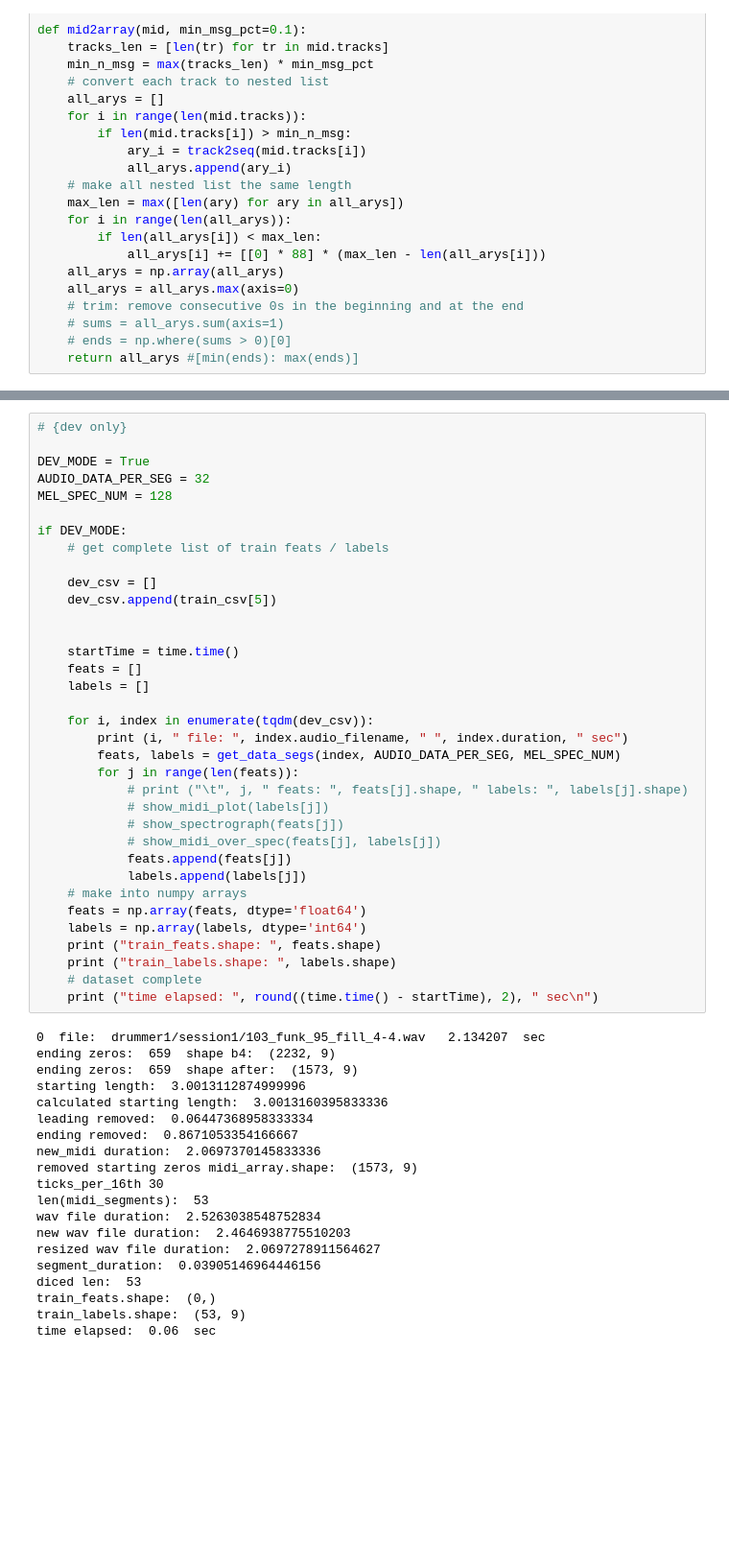
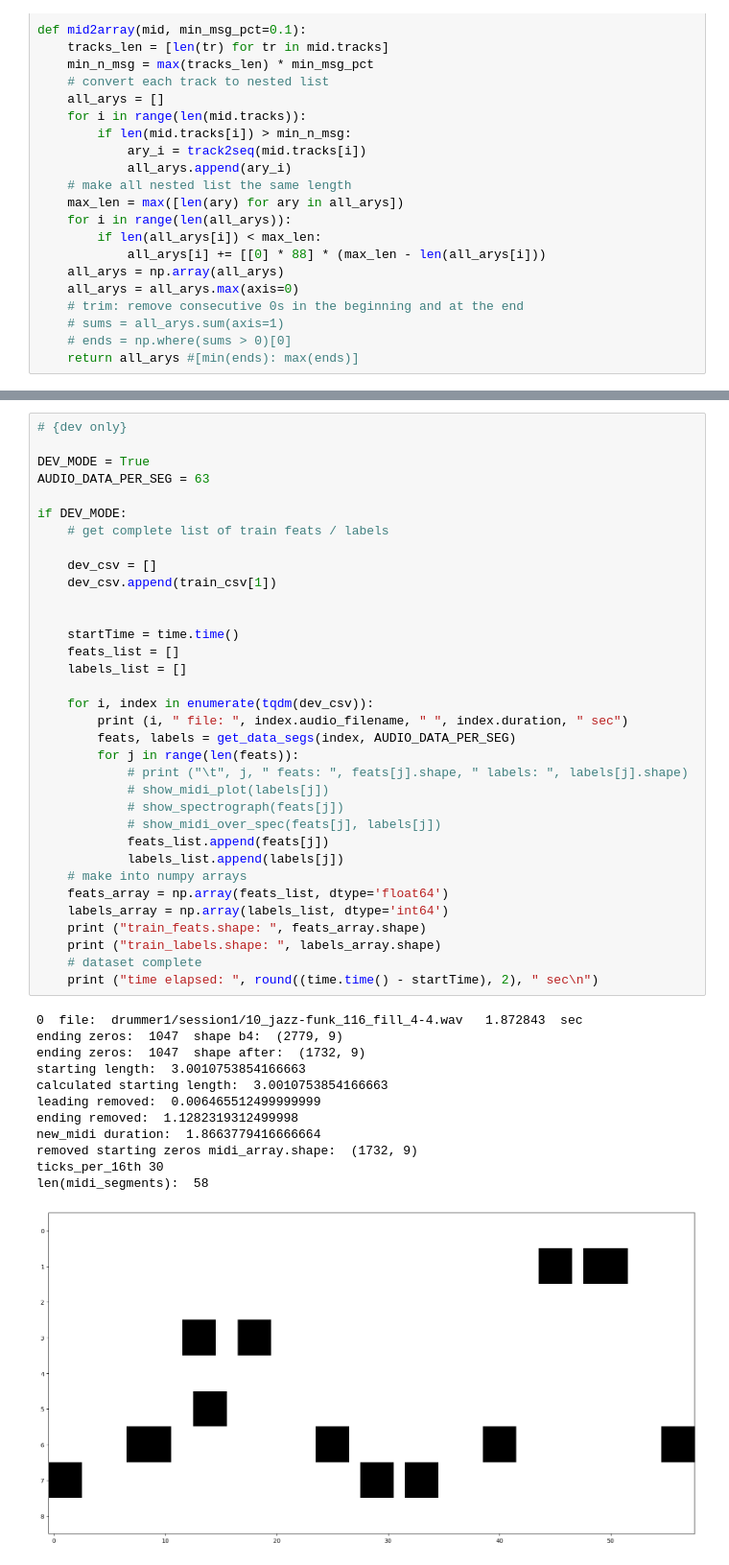
Before and after one commit to zacswolf/SLT-Final-Project, a Jupyter notebook: dataset_creation.ipynb, the cells around one changed output, grey strips where cells are left out. Shown at 96% size. Cells and saved outputs as stored; diff of their text form; blank space fills up the shorter version.

```diff
--- a/dataset_creation.ipynb
+++ b/dataset_creation.ipynb
@@ -520,55 +546,47 @@ def index_to_arrays(csv_index, segment_length, window_size, window_stride):
 # %%
 # {dev only}
 
 DEV_MODE = True
-AUDIO_DATA_PER_SEG = 32
-MEL_SPEC_NUM = 128
+AUDIO_DATA_PER_SEG = 63
 
 if DEV_MODE:
     # get complete list of train feats / labels
 
     dev_csv = []
-    dev_csv.append(train_csv[5])
+    dev_csv.append(train_csv[1])
 
 
     startTime = time.time()
-    feats = []
-    labels = []
+    feats_list = []
+    labels_list = []
 
     for i, index in enumerate(tqdm(dev_csv)):
         print (i, " file: ", index.audio_filename, " ", index.duration, " sec")
-        feats, labels = get_data_segs(index, AUDIO_DATA_PER_SEG, MEL_SPEC_NUM)
+        feats, labels = get_data_segs(index, AUDIO_DATA_PER_SEG)
         for j in range(len(feats)):
             # print ("\t", j, " feats: ", feats[j].shape, " labels: ", labels[j].shape)
             # show_midi_plot(labels[j])
             # show_spectrograph(feats[j])
             # show_midi_over_spec(feats[j], labels[j])
-            feats.append(feats[j])
-            labels.append(labels[j])
+            feats_list.append(feats[j])
+            labels_list.append(labels[j])
     # make into numpy arrays
-    feats = np.array(feats, dtype='float64')
-    labels = np.array(labels, dtype='int64')
-    print ("train_feats.shape: ", feats.shape)
-    print ("train_labels.shape: ", labels.shape)
+    feats_array = np.array(feats_list, dtype='float64')
+    labels_array = np.array(labels_list, dtype='int64')
+    print ("train_feats.shape: ", feats_array.shape)
+    print ("train_labels.shape: ", labels_array.shape)
     # dataset complete
     print ("time elapsed: ", round((time.time() - startTime), 2), " sec\n")
 # %% [output]
-0  file:  drummer1/session1/103_funk_95_fill_4-4.wav   2.134207  sec
-ending zeros:  659  shape b4:  (2232, 9)
-ending zeros:  659  shape after:  (1573, 9)
-starting length:  3.0013112874999996
-calculated starting length:  3.0013160395833336
-leading removed:  0.06447368958333334
-ending removed:  0.8671053354166667
-new_midi duration:  2.0697370145833336
-removed starting zeros midi_array.shape:  (1573, 9)
+0  file:  drummer1/session1/10_jazz-funk_116_fill_4-4.wav   1.872843  sec
+ending zeros:  1047  shape b4:  (2779, 9)
+ending zeros:  1047  shape after:  (1732, 9)
+starting length:  3.0010753854166663
+calculated starting length:  3.0010753854166663
+leading removed:  0.006465512499999999
+ending removed:  1.1282319312499998
+new_midi duration:  1.8663779416666664
+removed starting zeros midi_array.shape:  (1732, 9)
 ticks_per_16th 30
-len(midi_segments):  53
-wav file duration:  2.5263038548752834
-new wav file duration:  2.4646938775510203
-resized wav file duration:  2.0697278911564627
-segment_duration:  0.03905146964446156
-diced len:  53
-train_feats.shape:  (0,)
-train_labels.shape:  (53, 9)
-time elapsed:  0.06  sec
+len(midi_segments):  58
+[figure, added]
```
Also changed, not shown: parts of 3 cells of this notebook.
